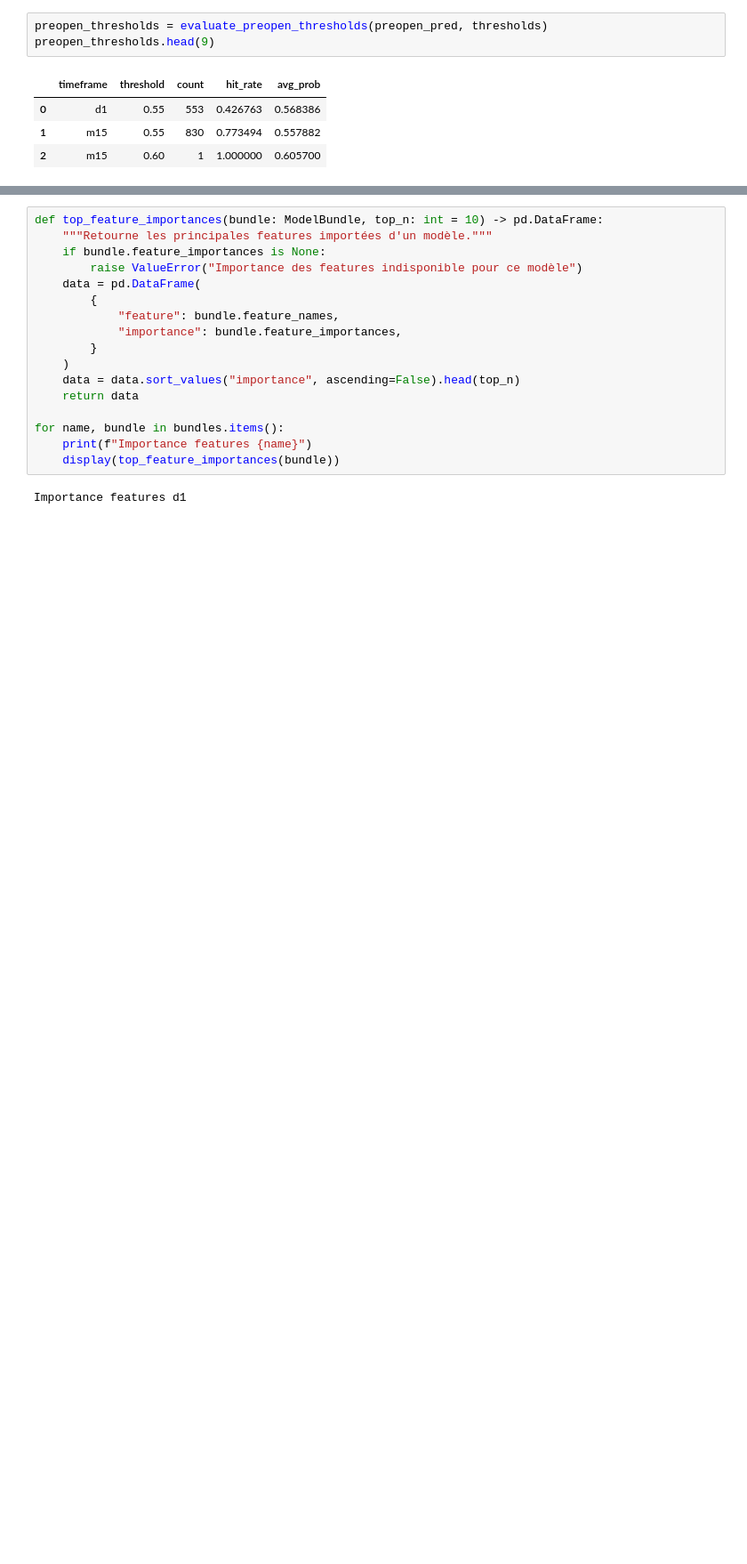
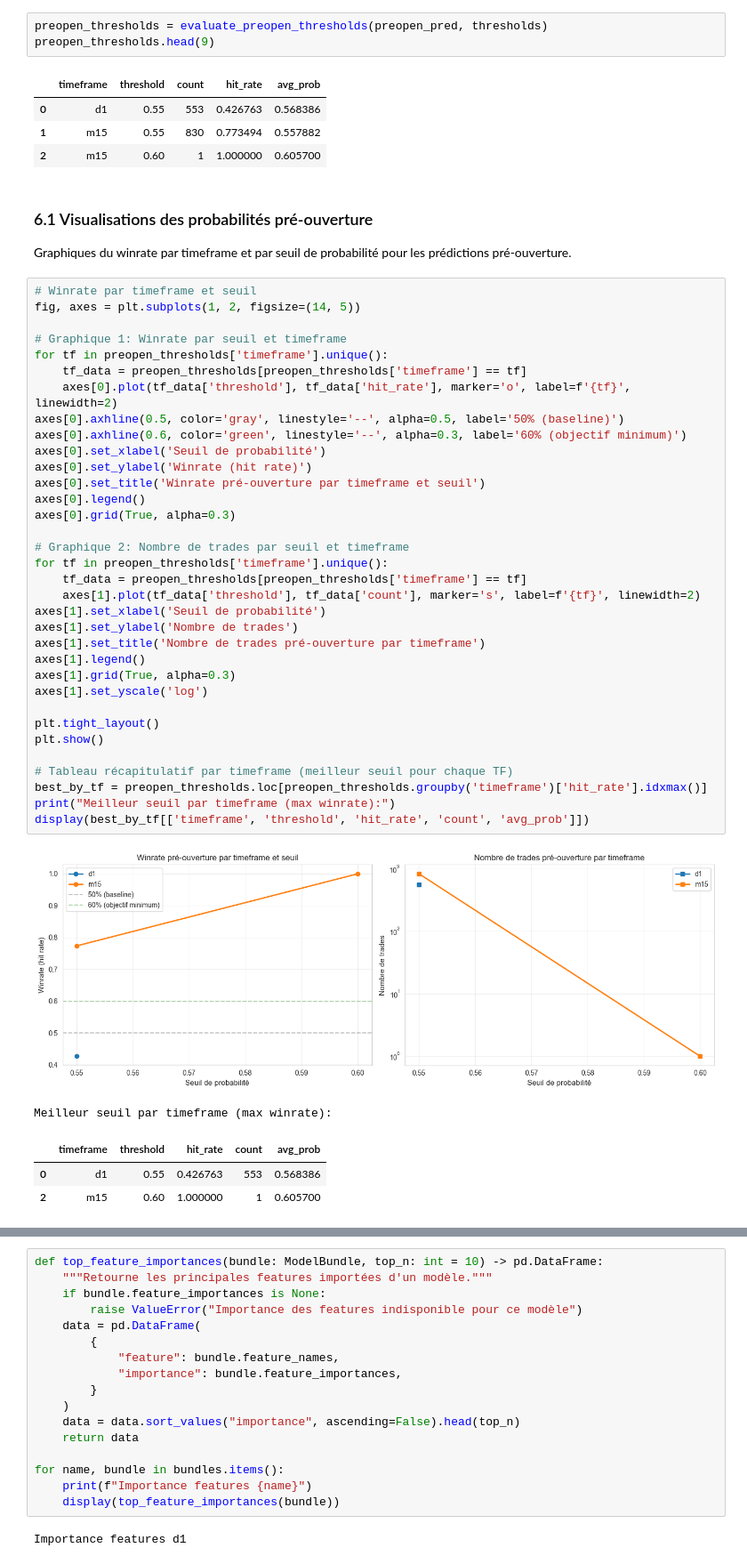
Before and after one commit to Artex6666/BTC_data_prob_study, a Jupyter notebook: notebooks/polymarket_fomo_strategy.ipynb, the cells around one changed output, grey strips where cells are left out. Shown at 89% size. Drawn from its saved outputs; the diff is of its cells as text; blank space fills up the shorter version.

```diff
--- a/notebooks/polymarket_fomo_strategy.ipynb
+++ b/notebooks/polymarket_fomo_strategy.ipynb
@@ -1700,3 +1699,47 @@ preopen_thresholds.head(9)
 | 0 | d1 | 0.55 | 553 | 0.426763 | 0.568386 |
 | 1 | m15 | 0.55 | 830 | 0.773494 | 0.557882 |
 | 2 | m15 | 0.60 | 1 | 1.000000 | 0.605700 |
+# %% [markdown]
+### 6.1 Visualisations des probabilités pré-ouverture
+
+Graphiques du winrate par timeframe et par seuil de probabilité pour les prédictions pré-ouverture.
+# %%
+# Winrate par timeframe et seuil
+fig, axes = plt.subplots(1, 2, figsize=(14, 5))
+
+# Graphique 1: Winrate par seuil et timeframe
+for tf in preopen_thresholds['timeframe'].unique():
+    tf_data = preopen_thresholds[preopen_thresholds['timeframe'] == tf]
+    axes[0].plot(tf_data['threshold'], tf_data['hit_rate'], marker='o', label=f'{tf}', linewidth=2)
+axes[0].axhline(0.5, color='gray', linestyle='--', alpha=0.5, label='50% (baseline)')
+axes[0].axhline(0.6, color='green', linestyle='--', alpha=0.3, label='60% (objectif minimum)')
+axes[0].set_xlabel('Seuil de probabilité')
+axes[0].set_ylabel('Winrate (hit rate)')
+axes[0].set_title('Winrate pré-ouverture par timeframe et seuil')
+axes[0].legend()
+axes[0].grid(True, alpha=0.3)
+
+# Graphique 2: Nombre de trades par seuil et timeframe
+for tf in preopen_thresholds['timeframe'].unique():
+    tf_data = preopen_thresholds[preopen_thresholds['timeframe'] == tf]
+    axes[1].plot(tf_data['threshold'], tf_data['count'], marker='s', label=f'{tf}', linewidth=2)
+axes[1].set_xlabel('Seuil de probabilité')
+axes[1].set_ylabel('Nombre de trades')
+axes[1].set_title('Nombre de trades pré-ouverture par timeframe')
+axes[1].legend()
+axes[1].grid(True, alpha=0.3)
+axes[1].set_yscale('log')
+
+plt.tight_layout()
+plt.show()
+
+# Tableau récapitulatif par timeframe (meilleur seuil pour chaque TF)
+best_by_tf = preopen_thresholds.loc[preopen_thresholds.groupby('timeframe')['hit_rate'].idxmax()]
+print("Meilleur seuil par timeframe (max winrate):")
+display(best_by_tf[['timeframe', 'threshold', 'hit_rate', 'count', 'avg_prob']])
+# %% [output]
+[figure, added]
+Meilleur seuil par timeframe (max winrate):
+|  | timeframe | threshold | hit_rate | count | avg_prob |
+| 0 | d1 | 0.55 | 0.426763 | 553 | 0.568386 |
+| 2 | m15 | 0.60 | 1.000000 | 1 | 0.605700 |
```
Also changed, not shown: parts of 55 cells of this notebook.
